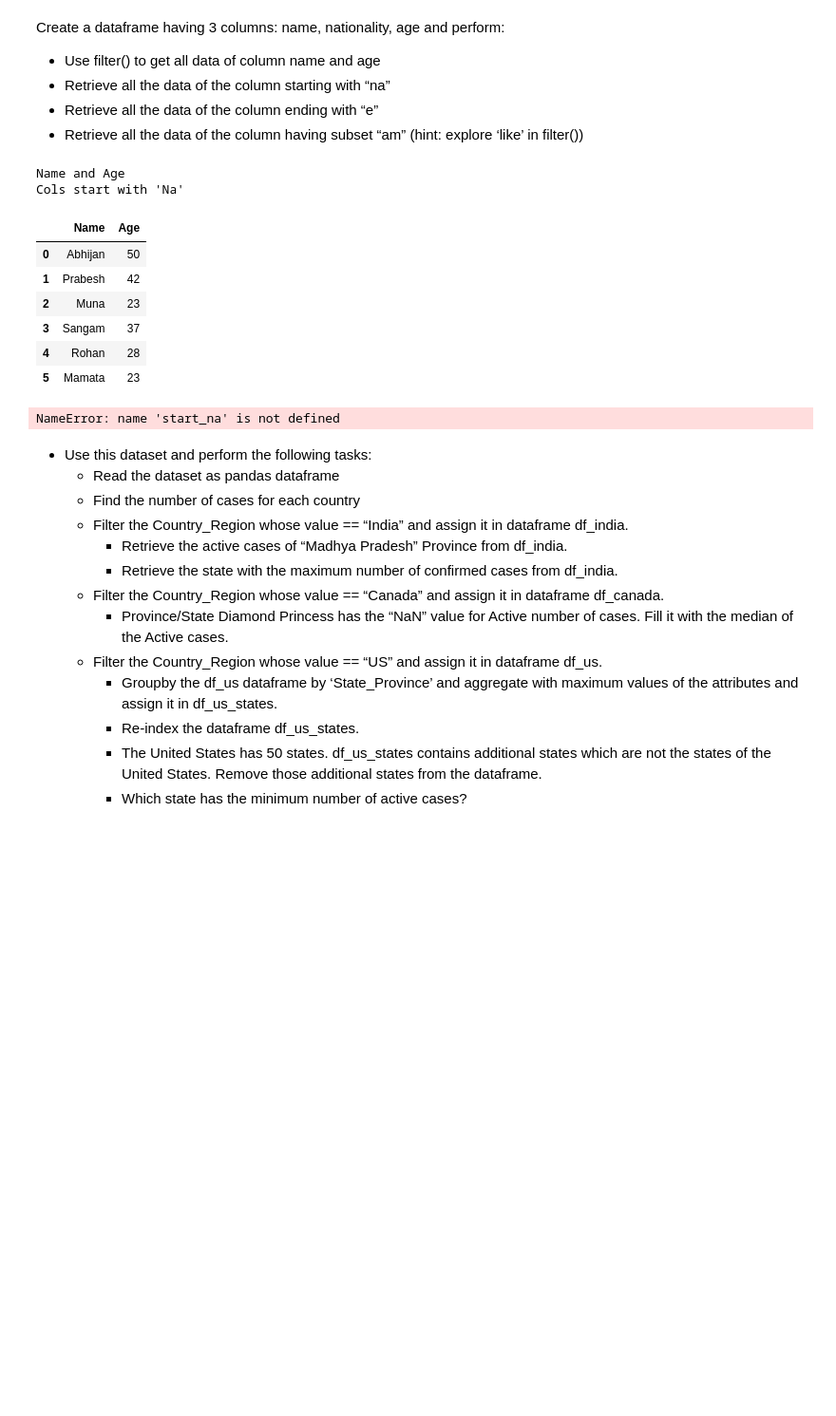
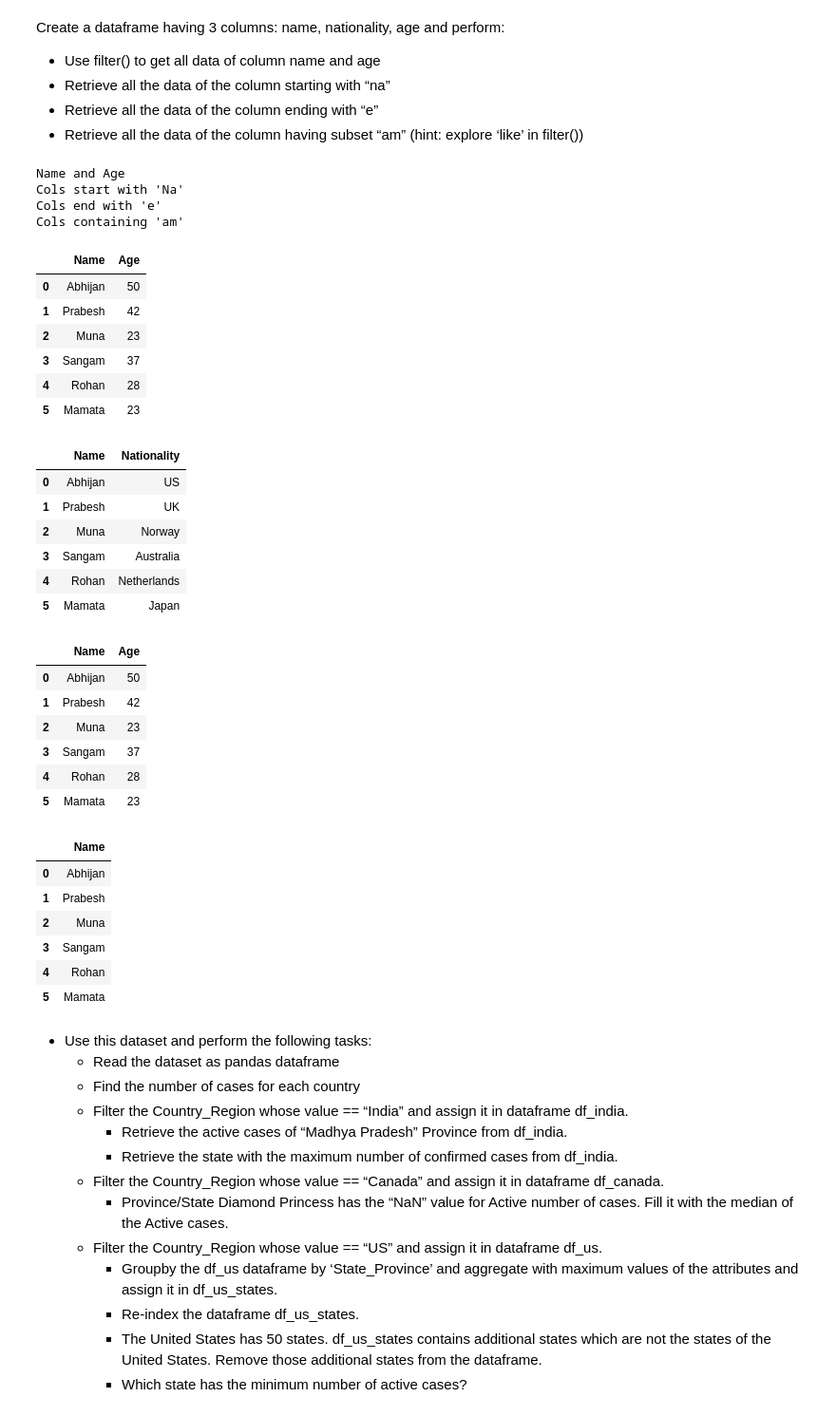
Before and after one commit to blurryface5178/assignments, a Jupyter notebook: Assignment_2/Assignment_2.ipynb, the cells around one changed output. Shown at 95% size. Drawn from its saved outputs; the diff is of its cells as text; code cells hidden in the pictures; blank space fills up the shorter version.

```diff
--- a/Assignment_2/Assignment_2.ipynb
+++ b/Assignment_2/Assignment_2.ipynb
@@ -389,35 +392,57 @@ df = pd.DataFrame({'Name':names,'Age':age,'Nationality':nationality})
 # display(df)
 
 # Use filter() to get all data of column name and age
 name_and_age = df.filter(items=['Name', 'Age'])
 print("Name and Age")
 display(name_and_age)
 
 # - Retrieve all the data of the column starting with “na”
 start_Na = df.filter(regex='^(Na)')
 print("Cols start with 'Na'")
-display(start_na)
+display(start_Na)
 
 # - Retrieve all the data of the column ending with “e”
 end_e = df.filter(regex='(e)$')
 print("Cols end with 'e'")
 display(end_e)
 
 # - Retrieve all the data of the column having subset “am” (hint: explore ‘like’ in filter())
 have_am = df.filter(like='am')
 print("Cols containing 'am'")
 display(have_am)
 # %% [output]
 Name and Age
 Cols start with 'Na'
+Cols end with 'e'
+Cols containing 'am'
 |  | Name | Age |
 | 0 | Abhijan | 50 |
 | 1 | Prabesh | 42 |
 | 2 | Muna | 23 |
 | 3 | Sangam | 37 |
 | 4 | Rohan | 28 |
 | 5 | Mamata | 23 |
-NameError: name 'start_na' is not defined
+|  | Name | Nationality |
+| 0 | Abhijan | US |
+| 1 | Prabesh | UK |
+| 2 | Muna | Norway |
+| 3 | Sangam | Australia |
+| 4 | Rohan | Netherlands |
+| 5 | Mamata | Japan |
+|  | Name | Age |
+| 0 | Abhijan | 50 |
+| 1 | Prabesh | 42 |
+| 2 | Muna | 23 |
+| 3 | Sangam | 37 |
+| 4 | Rohan | 28 |
+| 5 | Mamata | 23 |
+|  | Name |
+| 0 | Abhijan |
+| 1 | Prabesh |
+| 2 | Muna |
+| 3 | Sangam |
+| 4 | Rohan |
+| 5 | Mamata |
 # %% [markdown]
 - Use this dataset and perform the following tasks:
     - Read the dataset as pandas dataframe
```
Also changed, not shown: parts of 3 cells of this notebook.
